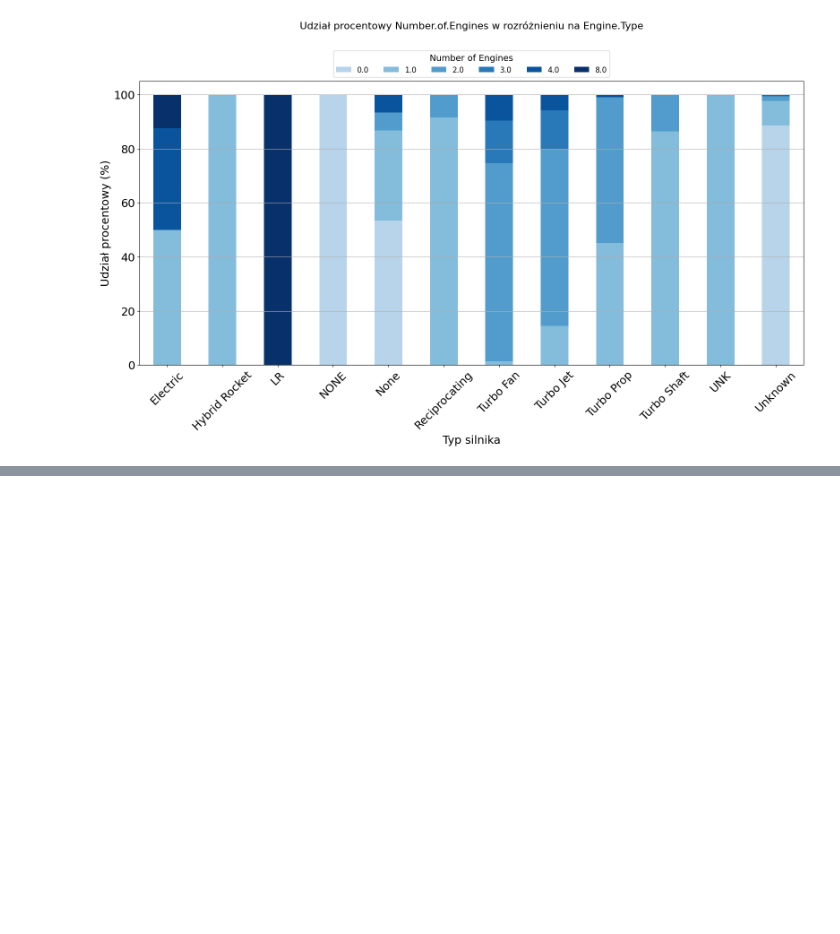
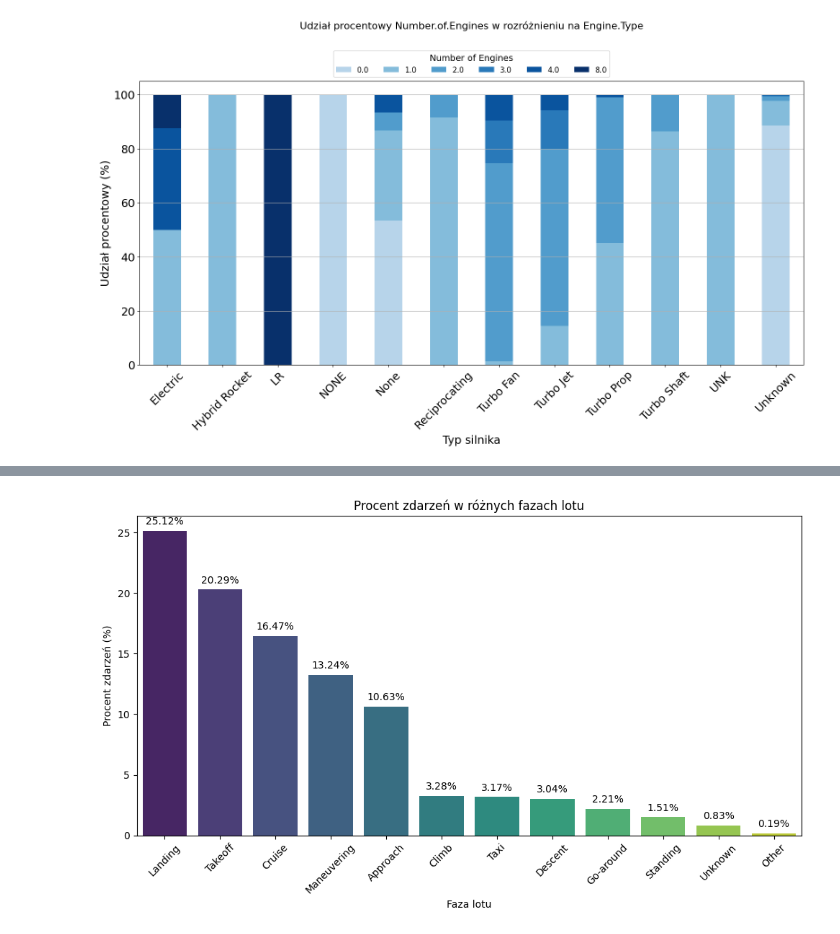
Before and after one commit to infoshareacademy/jdszr13-pocieszyciele_wrazliwych_danych, a Jupyter notebook: ml-projekt-pwd/katastrofy.ipynb, the cells around one changed output, grey strips where cells are left out. Drawn from its saved outputs; the diff is of its cells as text; code cells hidden in the pictures; blank space fills up the shorter version.

```diff
--- a/ml-projekt-pwd/katastrofy.ipynb
+++ b/ml-projekt-pwd/katastrofy.ipynb
@@ -169,0 +194,27 @@ plt.show()
+# %%
+# Zliczanie liczby zdarzeń dla każdej fazy lotu
+counts = df['Broad.phase.of.flight'].value_counts()
+
+# Obliczanie procentów
+total = counts.sum()
+percentages = 100 * counts / total
+
+plt.figure(figsize=(10,6))
+barplot = sns.barplot(x=percentages.index, y=percentages.values, palette='viridis')
+plt.xticks(rotation=45)
+plt.title('Procent zdarzeń w różnych fazach lotu')
+plt.ylabel('Procent zdarzeń (%)')
+plt.xlabel('Faza lotu')
+
+# Dodanie etykiet w procentach
+for p in barplot.patches:
+    barplot.annotate(f'{p.get_height():.2f}%',
+                     (p.get_x() + p.get_width() / 2., p.get_height()),
+                     ha='center', va='center',
+                     xytext=(0, 9),
+                     textcoords='offset points')
+
+plt.tight_layout()
+plt.show()
+# %% [output]
+[figure, added]
```
Also changed, not shown: parts of 4 cells of this notebook, 11 other files.
